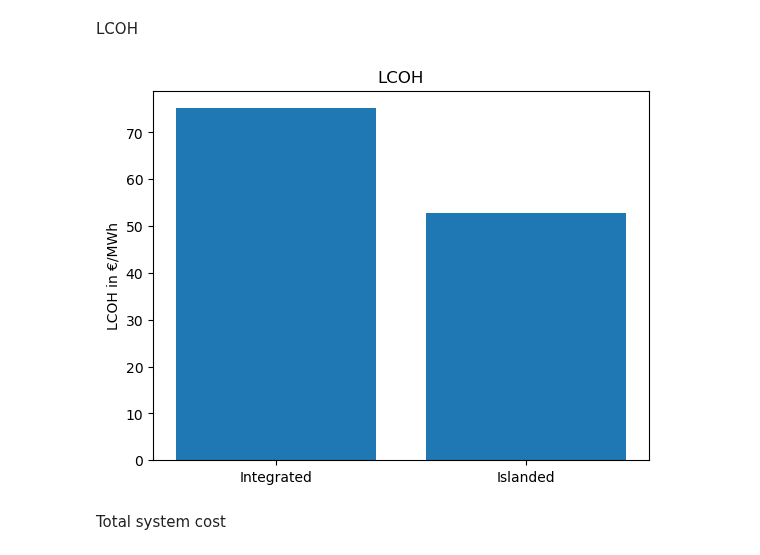
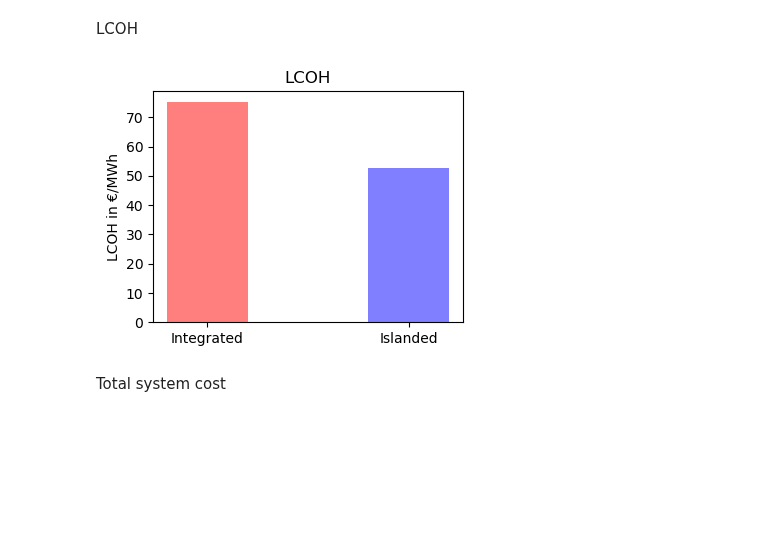
Before and after one commit to energyLS/aldehyde, a Jupyter notebook: workflow/notebooks/results.ipynb, the cells around one changed output. Saved outputs shown, nothing was run; the diff lists cells and outputs as text; code cells hidden in the pictures; blank space fills up the shorter version.

```diff
--- a/workflow/notebooks/results.ipynb
+++ b/workflow/notebooks/results.ipynb
@@ -96,21 +96,22 @@ LCOH
 # %%
 # Prepare data
 n_names = ["Integrated", "Islanded"]
 costs = [n12_lcoh, n3_lcoh]
 y_pos = np.arange(len(n_names))
-# Create bars
-plt.bar(y_pos, costs)
+# Create bars and set the figure size
+plt.figure(figsize=(4, 3))
+plt.bar(y_pos, costs, width=0.4, align='center', alpha=0.5, color=['r', 'b'])
 
 # Enhance graph
 plt.xticks(y_pos, n_names)
 plt.ylabel("LCOH in €/MWh")
 plt.title("LCOH")
 
 # Create graph and save it
 plt.savefig("../../results/graphics/first_results/LCOH.pdf")
 plt.show()
 # %% [output]
-[figure, old version]
+[figure, new version]
 # %% [markdown]
 Total system cost
 # %%
```
Also changed, not shown: parts of 2 cells of this notebook.
